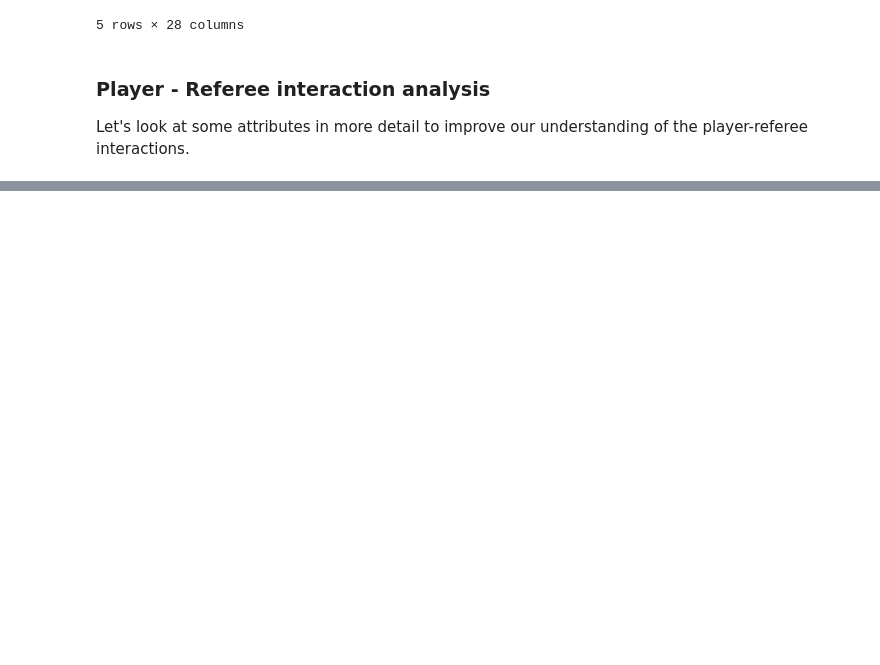
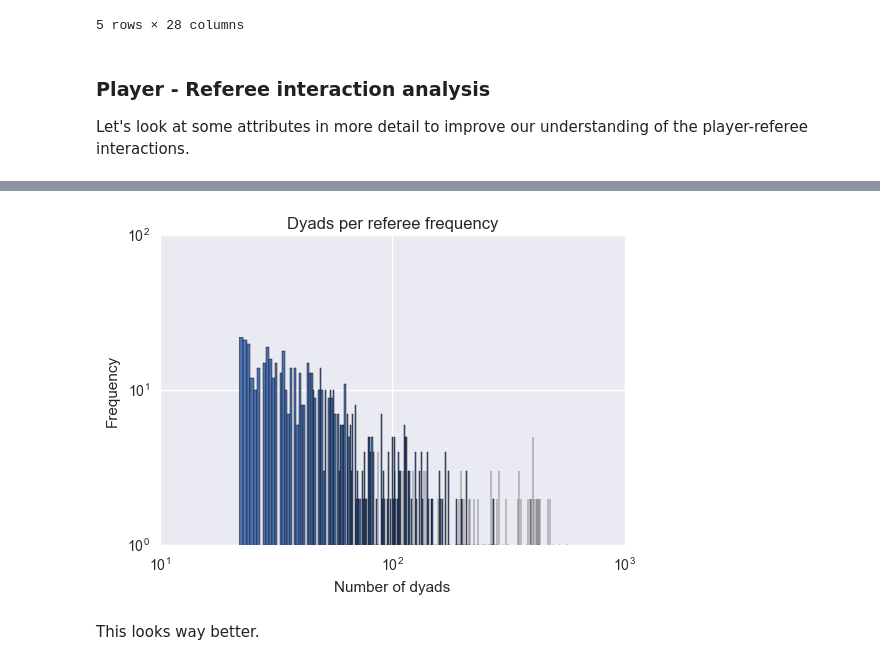
Before and after one commit to loistal/ADA_lab1, a Jupyter notebook: 04 - Applied ML/Football Players ML.ipynb, the cells around one changed output, grey strips where cells are left out. Drawn from its saved outputs; the diff is of its cells as text; code cells hidden in the pictures; blank space fills up the shorter version.

```diff
--- a/04 - Applied ML/Football Players ML.ipynb
+++ b/04 - Applied ML/Football Players ML.ipynb
@@ -92,0 +103,22 @@ Name: games, dtype: int64
+# %%
+# Get all the valid referee IDs
+valid_ref = list(ref_freq[ref_freq > 21].index)
+
+# Filter the dataframe
+df = df[df['refNum'].isin(valid_ref)]
+
+ref_freq = df['refNum'].value_counts()
+
+# Plot again the frequency
+fig, ax = plt.subplots()
+ax.hist(list(ref_freq), bins=len(ref_freq))
+ax.set_title('Dyads per referee frequency')
+ax.set_xlabel('Number of dyads')
+ax.set_xscale('log')
+ax.set_ylabel('Frequency')
+ax.set_yscale('log')
+plt.show()
+# %% [output]
+[figure, added]
+# %% [markdown]
+This looks way better.
```
Also changed, not shown: parts of 11 cells of this notebook.
